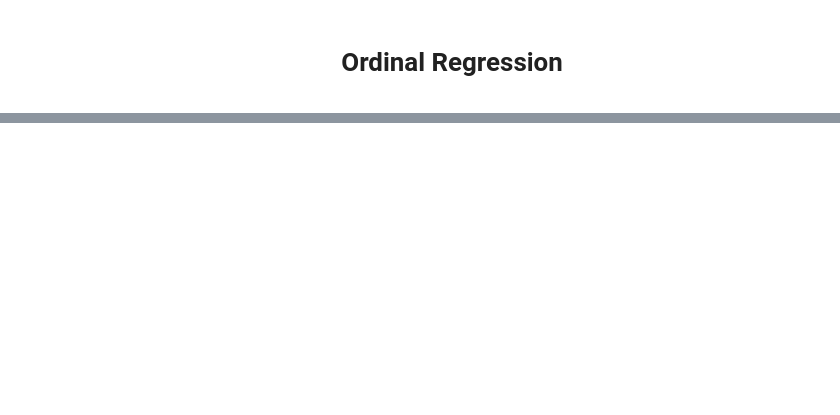
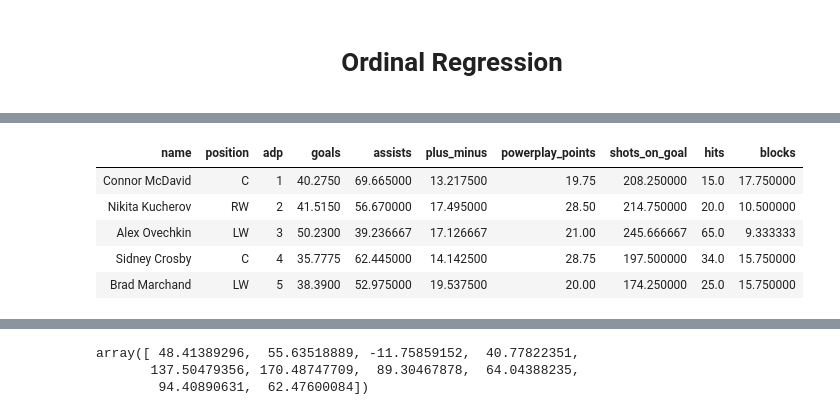
Before and after one commit to MaryLvV/regression, a Jupyter notebook: regression_gone_wrong.ipynb, the cells around one changed output, grey strips where cells are left out. Saved outputs shown, nothing was run; the diff lists cells and outputs as text; code cells hidden in the pictures; blank space fills up the shorter version.

```diff
--- a/regression_gone_wrong.ipynb
+++ b/regression_gone_wrong.ipynb
@@ -380,2 +374,12 @@ print(r2_score(preds['sog'], preds['sog_predicted']))
+# %%
+df = pd.read_csv('data/draft.csv')
+display(df.iloc[:, :10].head())
+# %% [output]
+| name | position | adp | goals | assists | plus_minus | powerplay_points | shots_on_goal | hits | blocks |
+| Connor McDavid | C | 1 | 40.2750 | 69.665000 | 13.217500 | 19.75 | 208.250000 | 15.0 | 17.750000 |
+| Nikita Kucherov | RW | 2 | 41.5150 | 56.670000 | 17.495000 | 28.50 | 214.750000 | 20.0 | 10.500000 |
+| Alex Ovechkin | LW | 3 | 50.2300 | 39.236667 | 17.126667 | 21.00 | 245.666667 | 65.0 | 9.333333 |
+| Sidney Crosby | C | 4 | 35.7775 | 62.445000 | 14.142500 | 28.75 | 197.500000 | 34.0 | 15.750000 |
+| Brad Marchand | LW | 5 | 38.3900 | 52.975000 | 19.537500 | 20.00 | 174.250000 | 25.0 | 15.750000 |
 # %% [markdown]
 ![](images/nhl_blotto.png)
@@ -381,0 +416,8 @@ print(r2_score(preds['sog'], preds['sog_predicted']))
+# %%
+model = LinearRegression()
+model.fit(Z_train, y_train)
+model.predict(Z_test)[:10]
+# %% [output]
+array([ 48.41389296,  55.63518889, -11.75859152,  40.77822351,
+       137.50479356, 170.48747709,  89.30467878,  64.04388235,
+        94.40890631,  62.47600084])
```
Also changed, not shown: parts of 41 cells of this notebook, 1 other file.
